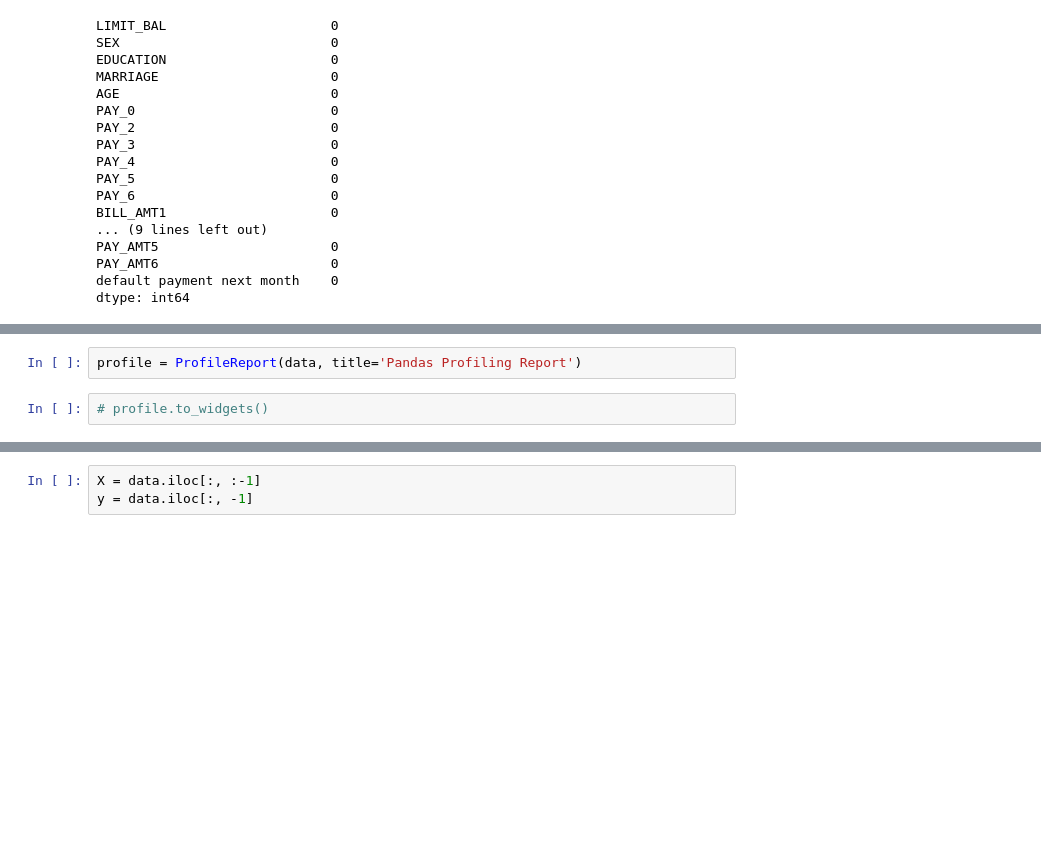
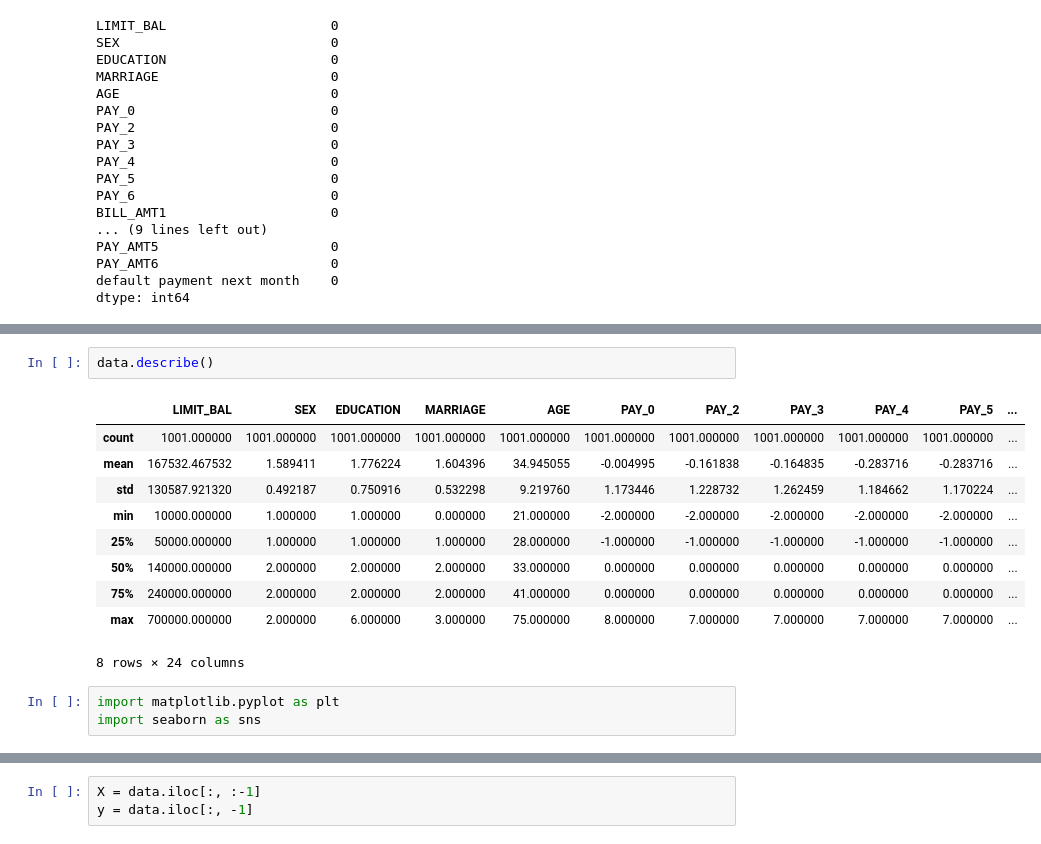
Before and after one commit to guptaanurag2803/Credit-Card-Fault-Detection, a Jupyter notebook: notebooks/creditcardfault.ipynb, the cells around one changed output, grey strips where cells are left out. Saved outputs shown, nothing was run; the diff lists cells and outputs as text; blank space fills up the shorter version.

```diff
--- a/notebooks/creditcardfault.ipynb
+++ b/notebooks/creditcardfault.ipynb
@@ -65,4 +78,16 @@ from ydata_profiling import ProfileReport
 # %%
-profile = ProfileReport(data, title='Pandas Profiling Report')
+data.describe()
+# %% [output]
+|  | LIMIT_BAL | SEX | EDUCATION | MARRIAGE | AGE | PAY_0 | PAY_2 | PAY_3 | PAY_4 | PAY_5 | ... |
+| count | 1001.000000 | 1001.000000 | 1001.000000 | 1001.000000 | 1001.000000 | 1001.000000 | 1001.000000 | 1001.000000 | 1001.000000 | 1001.000000 | ... |
+| mean | 167532.467532 | 1.589411 | 1.776224 | 1.604396 | 34.945055 | -0.004995 | -0.161838 | -0.164835 | -0.283716 | -0.283716 | ... |
+| std | 130587.921320 | 0.492187 | 0.750916 | 0.532298 | 9.219760 | 1.173446 | 1.228732 | 1.262459 | 1.184662 | 1.170224 | ... |
+| min | 10000.000000 | 1.000000 | 1.000000 | 0.000000 | 21.000000 | -2.000000 | -2.000000 | -2.000000 | -2.000000 | -2.000000 | ... |
+| 25% | 50000.000000 | 1.000000 | 1.000000 | 1.000000 | 28.000000 | -1.000000 | -1.000000 | -1.000000 | -1.000000 | -1.000000 | ... |
+| 50% | 140000.000000 | 2.000000 | 2.000000 | 2.000000 | 33.000000 | 0.000000 | 0.000000 | 0.000000 | 0.000000 | 0.000000 | ... |
+| 75% | 240000.000000 | 2.000000 | 2.000000 | 2.000000 | 41.000000 | 0.000000 | 0.000000 | 0.000000 | 0.000000 | 0.000000 | ... |
+| max | 700000.000000 | 2.000000 | 6.000000 | 3.000000 | 75.000000 | 8.000000 | 7.000000 | 7.000000 | 7.000000 | 7.000000 | ... |
+8 rows × 24 columns
 # %%
-# profile.to_widgets()
+import matplotlib.pyplot as plt
+import seaborn as sns
```
Also changed, not shown: parts of 7 cells of this notebook, 19 other files.
